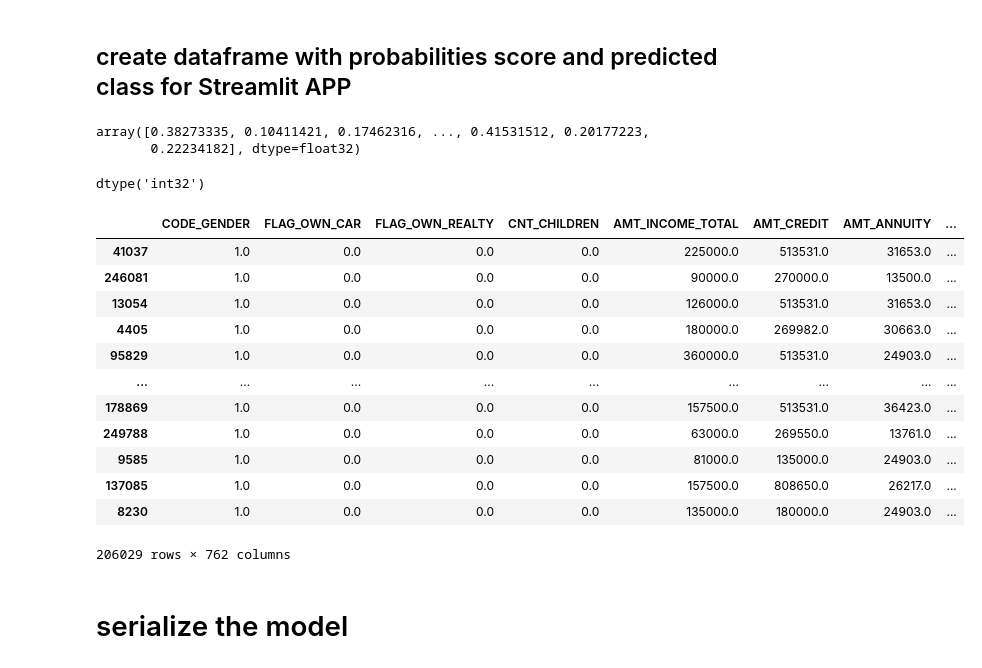
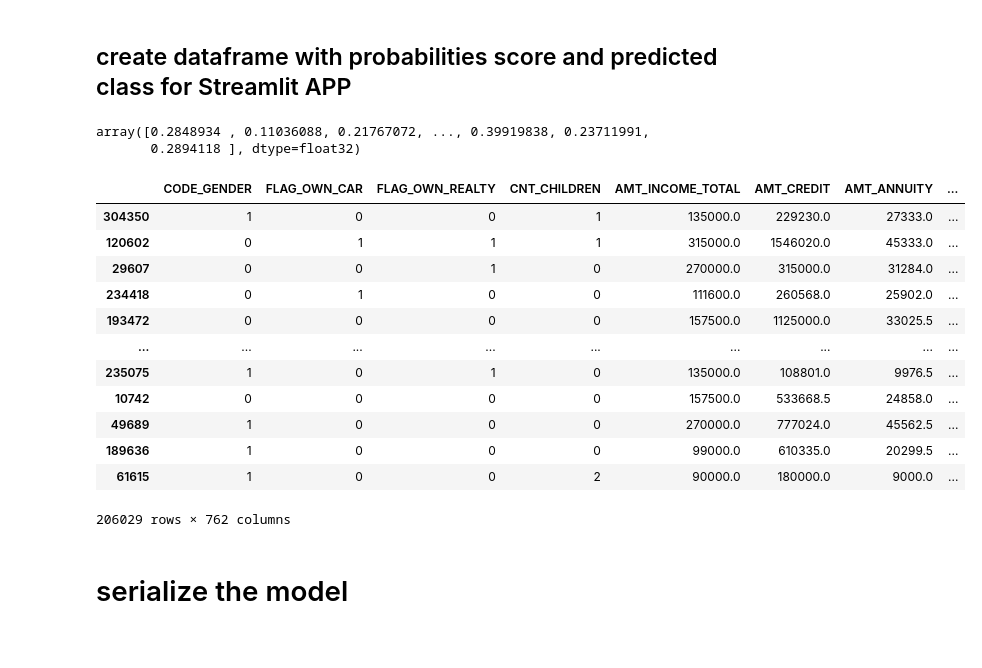
Before and after one commit to Axibord/scoring, a Jupyter notebook: model/model.ipynb, the cells around one changed output. Drawn from its saved outputs; the diff is of its cells as text; code cells hidden in the pictures.

```diff
--- a/model/model.ipynb
+++ b/model/model.ipynb
@@ -133,9 +156,9 @@ y = data_cut['TARGET'].copy()
 
 
 
-startify_param = data_cut['TARGET']
+# startify_param = data_cut['TARGET']
 #split data into train,test (80,20)
-X_train, X_test, y_train, y_test = train_test_split(X, y, test_size=0.33, stratify=startify_param, random_state=7)
+X_train, X_test, y_train, y_test = train_test_split(X, y, test_size=0.33, random_state=7)
 
 # Standardization
 scaler = StandardScaler()
@@ -150,4 +173,9 @@ xgbr.fit(X_train_scaled, y_train, eval_set=[(X_test_scaled, y_test)], eval_metri
 # y_pred_train = random_search.predict(X_train_scaled)
 
 # best_model = random_search.best_estimator_
+
+# # free memory
+gc.enable()
+del X, y
+gc.collect()
 # %% [output]
@@ -220,5 +249,5 @@ weighted avg       0.89      0.75      0.81    101478
 score_predicted = xgbr.predict_proba(X_train_scaled)[:,1]
 score_predicted
 # %% [output]
-array([0.38273335, 0.10411421, 0.17462316, ..., 0.41531512, 0.20177223,
-       0.22234182], dtype=float32)
+array([0.2848934 , 0.11036088, 0.21767072, ..., 0.39919838, 0.23711991,
+       0.2894118 ], dtype=float32)
@@ -233,5 +253,0 @@ streamlit_data = streamlit_data.merge(id_merge, left_index=True, right_index=Tru
-# %%
-streamlit_data['SK_ID_CURR'] = streamlit_data['SK_ID_CURR'].astype(int)
-(streamlit_data['SK_ID_CURR'].dtype)
-# %% [output]
-dtype('int32')
@@ -241,19 +259,26 @@ streamlit_data['predicted_class'] = predicted_class
+# %%
+# merge selected data
+streamlit_data = X_train.merge(id_merge, left_index=True, right_index=True)
+streamlit_data = streamlit_data.merge(target_merge, left_index=True, right_index=True)
+streamlit_data['SK_ID_CURR'] = streamlit_data['SK_ID_CURR'].astype(int)
+streamlit_data['score'] = score_predicted
+streamlit_data['predicted_class'] = predicted_class
 # %%
 streamlit_data
-streamlit_data.sample(10_000).to_csv('streamlit_data.csv', index=False)
+streamlit_data.sample(20_000).to_csv('streamlit_data.csv', index=False)
 # %% [output]
 |  | CODE_GENDER | FLAG_OWN_CAR | FLAG_OWN_REALTY | CNT_CHILDREN | AMT_INCOME_TOTAL | AMT_CREDIT | AMT_ANNUITY | ... |
-| 41037 | 1.0 | 0.0 | 0.0 | 0.0 | 225000.0 | 513531.0 | 31653.0 | ... |
-| 246081 | 1.0 | 0.0 | 0.0 | 0.0 | 90000.0 | 270000.0 | 13500.0 | ... |
-| 13054 | 1.0 | 0.0 | 0.0 | 0.0 | 126000.0 | 513531.0 | 31653.0 | ... |
-| 4405 | 1.0 | 0.0 | 0.0 | 0.0 | 180000.0 | 269982.0 | 30663.0 | ... |
-| 95829 | 1.0 | 0.0 | 0.0 | 0.0 | 360000.0 | 513531.0 | 24903.0 | ... |
+| 304350 | 1 | 0 | 0 | 1 | 135000.0 | 229230.0 | 27333.0 | ... |
+| 120602 | 0 | 1 | 1 | 1 | 315000.0 | 1546020.0 | 45333.0 | ... |
+| 29607 | 0 | 0 | 1 | 0 | 270000.0 | 315000.0 | 31284.0 | ... |
+| 234418 | 0 | 1 | 0 | 0 | 111600.0 | 260568.0 | 25902.0 | ... |
+| 193472 | 0 | 0 | 0 | 0 | 157500.0 | 1125000.0 | 33025.5 | ... |
 | ... | ... | ... | ... | ... | ... | ... | ... | ... |
-| 178869 | 1.0 | 0.0 | 0.0 | 0.0 | 157500.0 | 513531.0 | 36423.0 | ... |
-| 249788 | 1.0 | 0.0 | 0.0 | 0.0 | 63000.0 | 269550.0 | 13761.0 | ... |
-| 9585 | 1.0 | 0.0 | 0.0 | 0.0 | 81000.0 | 135000.0 | 24903.0 | ... |
-| 137085 | 1.0 | 0.0 | 0.0 | 0.0 | 157500.0 | 808650.0 | 26217.0 | ... |
-| 8230 | 1.0 | 0.0 | 0.0 | 0.0 | 135000.0 | 180000.0 | 24903.0 | ... |
+| 235075 | 1 | 0 | 1 | 0 | 135000.0 | 108801.0 | 9976.5 | ... |
+| 10742 | 0 | 0 | 0 | 0 | 157500.0 | 533668.5 | 24858.0 | ... |
+| 49689 | 1 | 0 | 0 | 0 | 270000.0 | 777024.0 | 45562.5 | ... |
+| 189636 | 1 | 0 | 0 | 0 | 99000.0 | 610335.0 | 20299.5 | ... |
+| 61615 | 1 | 0 | 0 | 2 | 90000.0 | 180000.0 | 9000.0 | ... |
 206029 rows × 762 columns
 # %% [markdown]
 # serialize the model
```
Also changed, not shown: parts of 13 cells of this notebook, 11 other files.
